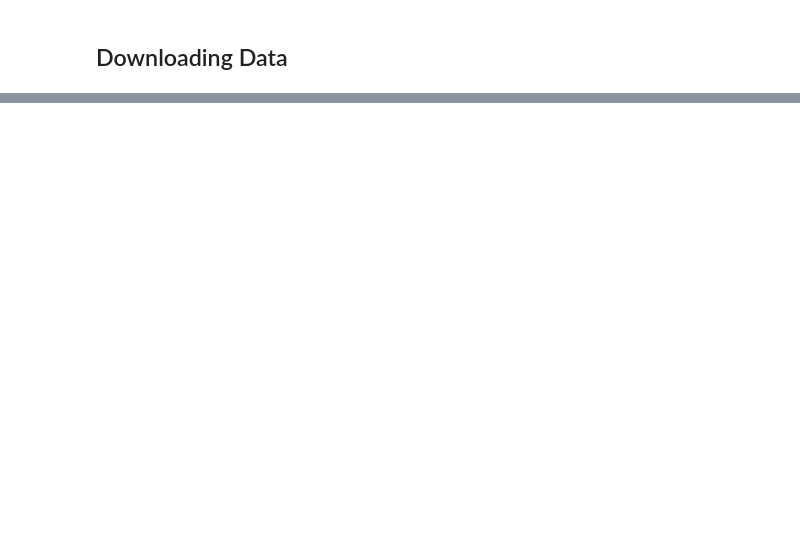
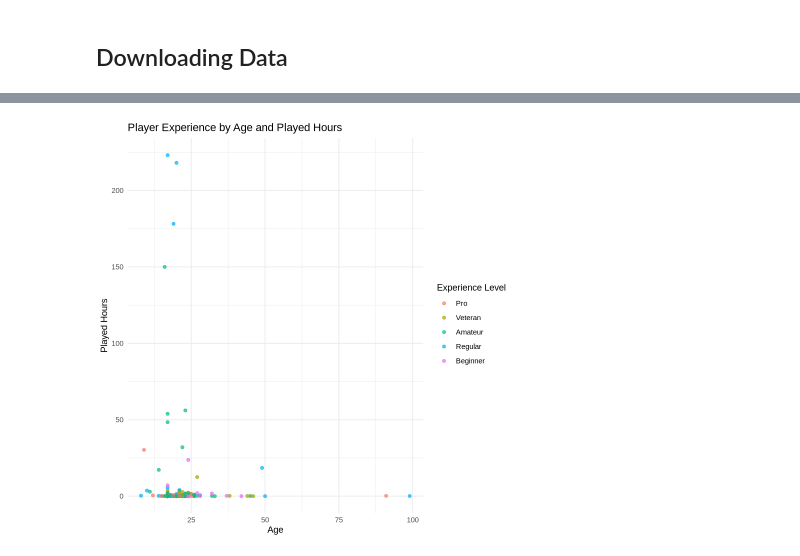
Before and after one commit to Jaden51/dsci-100-project-008-30, a Jupyter notebook: project.ipynb, the cells around one changed output, grey strips where cells are left out. Cells and saved outputs as stored; diff of their text form; code cells hidden in the pictures; blank space fills up the shorter version.

```diff
--- a/project.ipynb
+++ b/project.ipynb
@@ -129,0 +206,13 @@ A tibble: 5 × 6
+# %%
+players_plot_1<- ggplot(players_final, aes(x = age, y = played_hours, color = experience)) +
+    geom_point(alpha = 0.7) +
+    labs(
+        title = "Player Experience by Age and Played Hours",
+        x = "Age",
+        y = "Played Hours",
+        color = "Experience Level"
+    ) +
+    theme_minimal()
+players_plot_1
+# %% [output]
+[figure, added]
```
Also changed, not shown: parts of 9 cells of this notebook.
